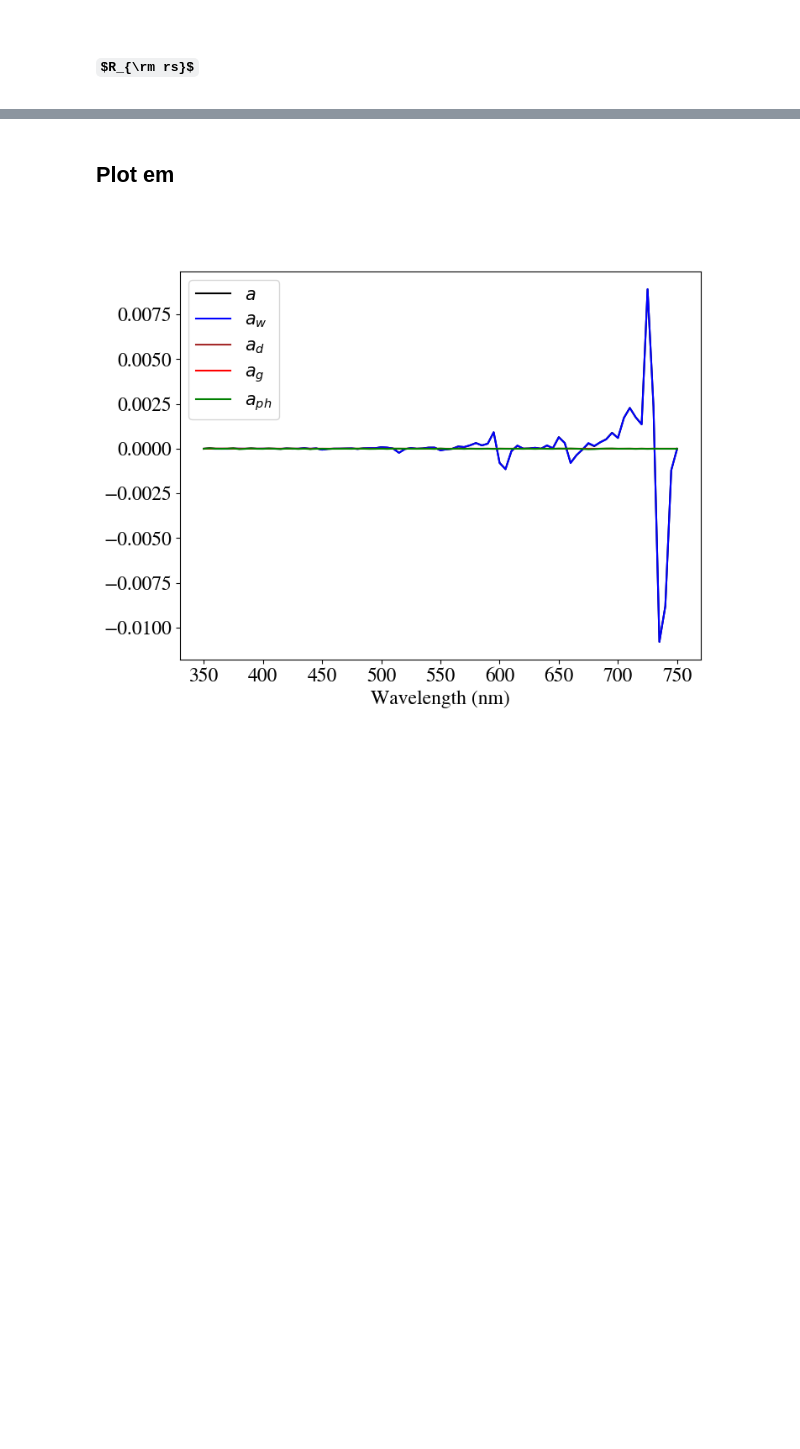
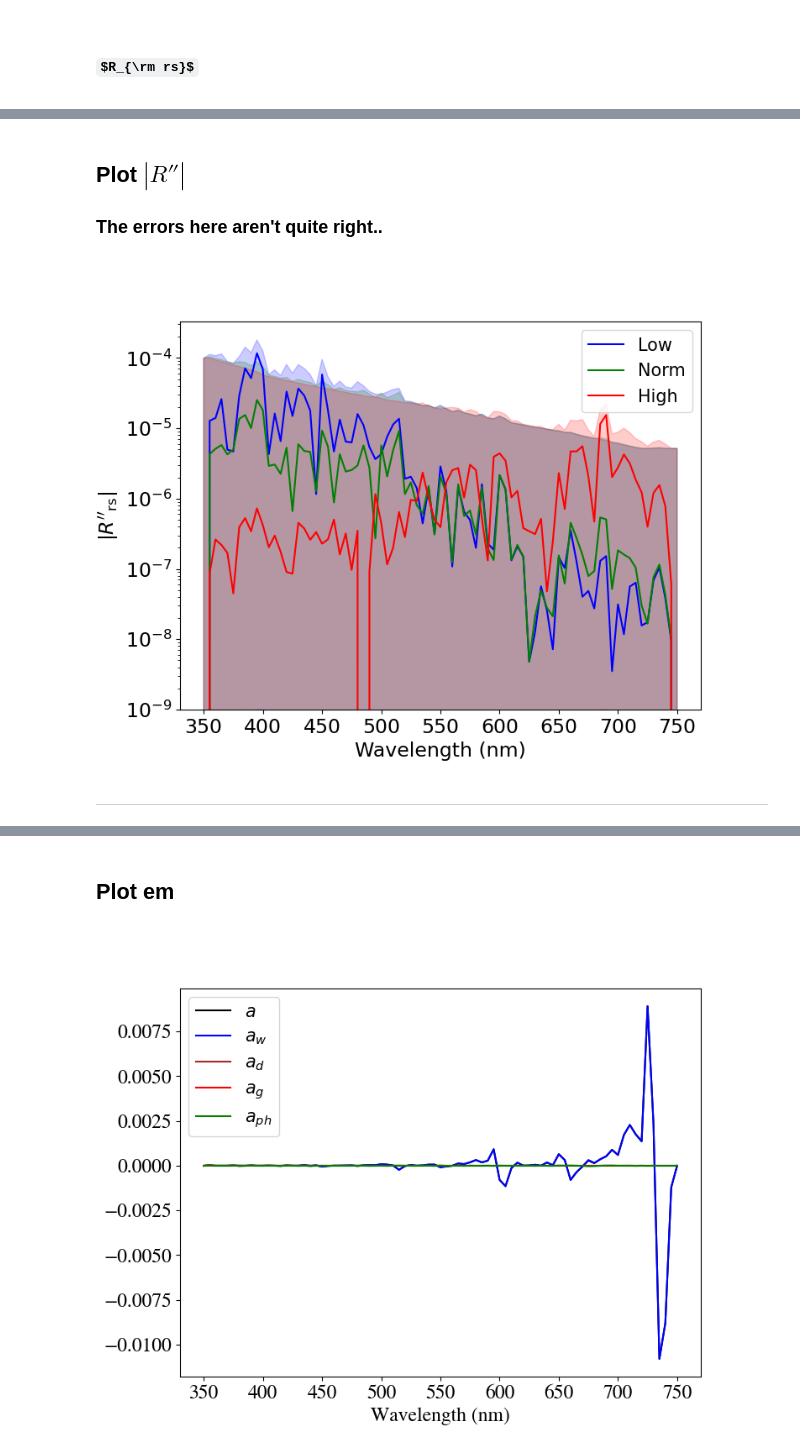
Before and after one commit to ocean-colour/bing, a Jupyter notebook: papers/phytoplankton/Analysis/Deriative.ipynb, the cells around one changed output, grey strips where cells are left out. Cells and saved outputs as stored; diff of their text form; code cells hidden in the pictures; some formulas as TeX source; blank space fills up the shorter version.

```diff
--- a/papers/phytoplankton/Analysis/Deriative.ipynb
+++ b/papers/phytoplankton/Analysis/Deriative.ipynb
@@ -138,0 +210,33 @@ d2aw = d2fd2x(l23_wave, aw)
+# %% [markdown]
+## Plot $|R''|$
+
+### The errors here aren't quite right..
+# %%
+fig = plt.figure(figsize=(8,6))
+ax = plt.gca()
+#
+ax.plot(l23_wave, np.abs(Rpp_low), 'blue', label='Low')
+ax.fill_between(l23_wave, np.minimum(np.abs(Rpp_low)-sigRpp_low, 1e-9),
+                np.abs(Rpp_low)+sigRpp_low, color='blue', alpha=alpha)
+
+ax.plot(l23_wave, np.abs(Rpp_norm), 'green', label='Norm')
+ax.fill_between(l23_wave, np.minimum(np.abs(Rpp_norm)-sigRpp_norm, 1e-9),
+                np.abs(Rpp_norm)+sigRpp_norm, color='green', alpha=alpha)
+
+ax.plot(l23_wave, np.abs(Rpp_high), 'red', label='High')
+ax.fill_between(l23_wave, np.minimum(np.abs(Rpp_high)-sigRpp_high, 1e-9),
+                np.abs(Rpp_high)+sigRpp_high, color='red', alpha=alpha)
+#
+ax.legend(fontsize=15.)
+oc_plotting.set_fontsize(ax, 17.)
+# Label
+ax.set_xlabel('Wavelength (nm)')
+ax.set_ylabel(r"$|R''_{\rm rs}|$")
+#
+ax.set_yscale('log')
+ax.set_ylim(1e-9,None)
+plt.show()
+# %% [output]
+[figure, added]
+# %% [markdown]
+----
```
Also changed, not shown: parts of 16 cells of this notebook.
